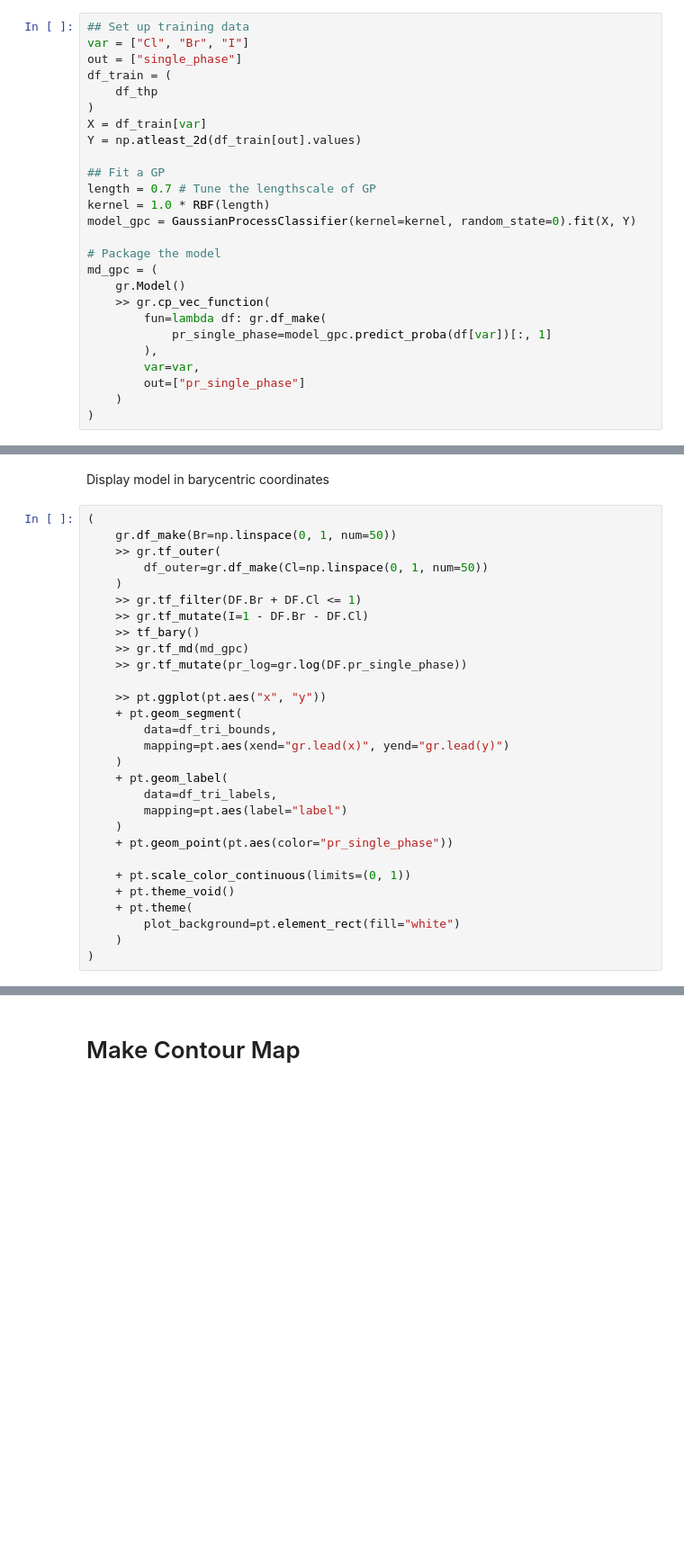
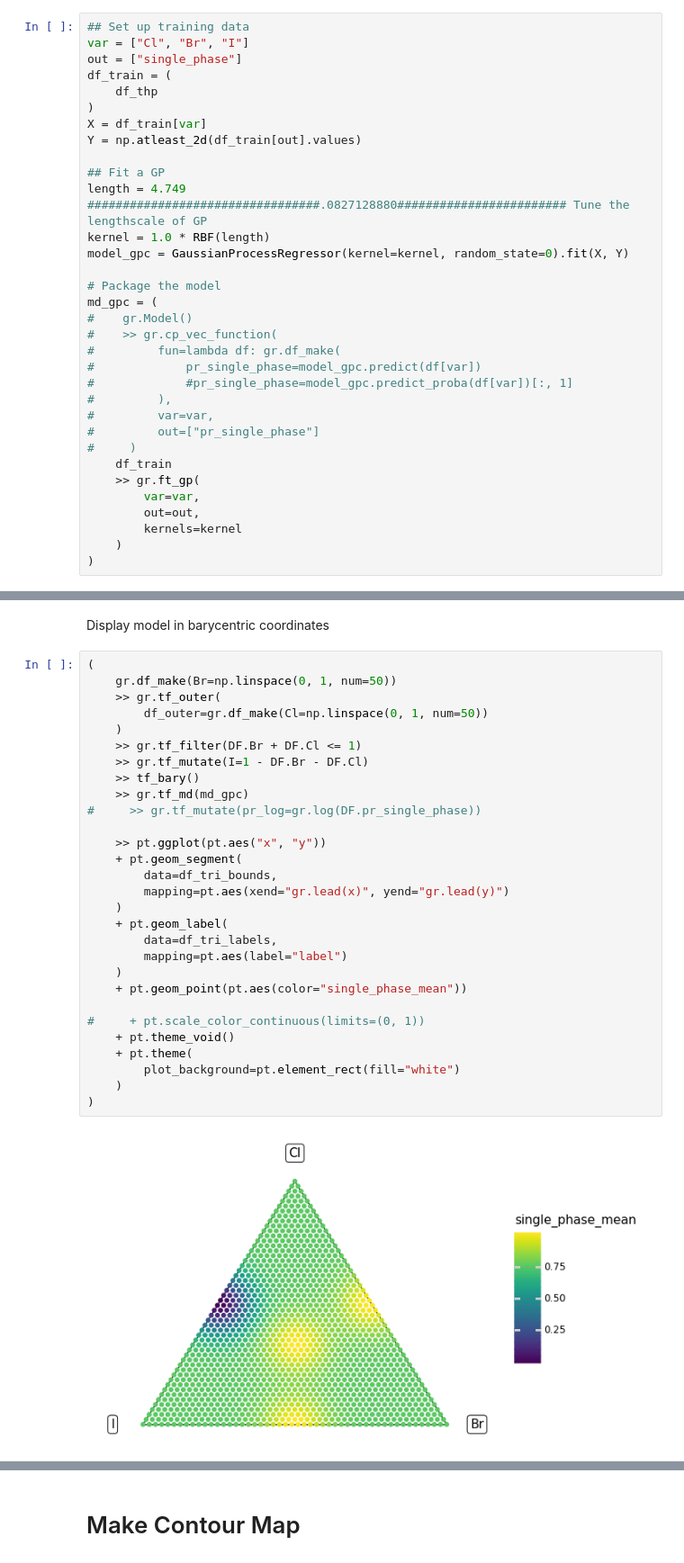
Before and after one commit to kaybr24/perovskite-solar, a Jupyter notebook: Triple Halide Contour Map.ipynb, the cells around one changed output, grey strips where cells are left out. Shown at 90% size. Cells and saved outputs as stored; diff of their text form; blank space fills up the shorter version.

Commit message:
Changed to GaussianProcessRegressor from GaussianProcessClassifier
Code is very buggy now

```diff
--- a/Triple Halide Contour Map.ipynb
+++ b/Triple Halide Contour Map.ipynb
@@ -238,18 +192,25 @@ X = df_train[var]
 Y = np.atleast_2d(df_train[out].values)
 
 ## Fit a GP
-length = 0.7 # Tune the lengthscale of GP
+length = 4.749 #################################.0827128880######################## Tune the lengthscale of GP
 kernel = 1.0 * RBF(length)
-model_gpc = GaussianProcessClassifier(kernel=kernel, random_state=0).fit(X, Y)
+model_gpc = GaussianProcessRegressor(kernel=kernel, random_state=0).fit(X, Y)
 
 # Package the model
 md_gpc = (
-    gr.Model()
-    >> gr.cp_vec_function(
-        fun=lambda df: gr.df_make(
-            pr_single_phase=model_gpc.predict_proba(df[var])[:, 1]
-        ),
+#    gr.Model()
+#    >> gr.cp_vec_function(
+#         fun=lambda df: gr.df_make(
+#             pr_single_phase=model_gpc.predict(df[var])
+#             #pr_single_phase=model_gpc.predict_proba(df[var])[:, 1]
+#         ),
+#         var=var,
+#         out=["pr_single_phase"]
+#     )
+    df_train
+    >> gr.ft_gp(
         var=var,
-        out=["pr_single_phase"]
+        out=out,
+        kernels=kernel
     )
 )
@@ -260,30 +219,31 @@ Display model in barycentric coordinates
 # %%
 (
     gr.df_make(Br=np.linspace(0, 1, num=50))
     >> gr.tf_outer(
         df_outer=gr.df_make(Cl=np.linspace(0, 1, num=50))
     )
     >> gr.tf_filter(DF.Br + DF.Cl <= 1)
     >> gr.tf_mutate(I=1 - DF.Br - DF.Cl)
     >> tf_bary()
     >> gr.tf_md(md_gpc)
-    >> gr.tf_mutate(pr_log=gr.log(DF.pr_single_phase))
+#     >> gr.tf_mutate(pr_log=gr.log(DF.pr_single_phase))
 
     >> pt.ggplot(pt.aes("x", "y"))
     + pt.geom_segment(
         data=df_tri_bounds,
         mapping=pt.aes(xend="gr.lead(x)", yend="gr.lead(y)")
     )
     + pt.geom_label(
         data=df_tri_labels,
         mapping=pt.aes(label="label")
     )
-    + pt.geom_point(pt.aes(color="pr_single_phase"))
+    + pt.geom_point(pt.aes(color="single_phase_mean"))
 
-    + pt.scale_color_continuous(limits=(0, 1))
+#     + pt.scale_color_continuous(limits=(0, 1))
     + pt.theme_void()
     + pt.theme(
         plot_background=pt.element_rect(fill="white")
     )
 )
 # %% [output]
+[figure, new version]
```
Also changed, not shown: parts of 11 cells of this notebook.
